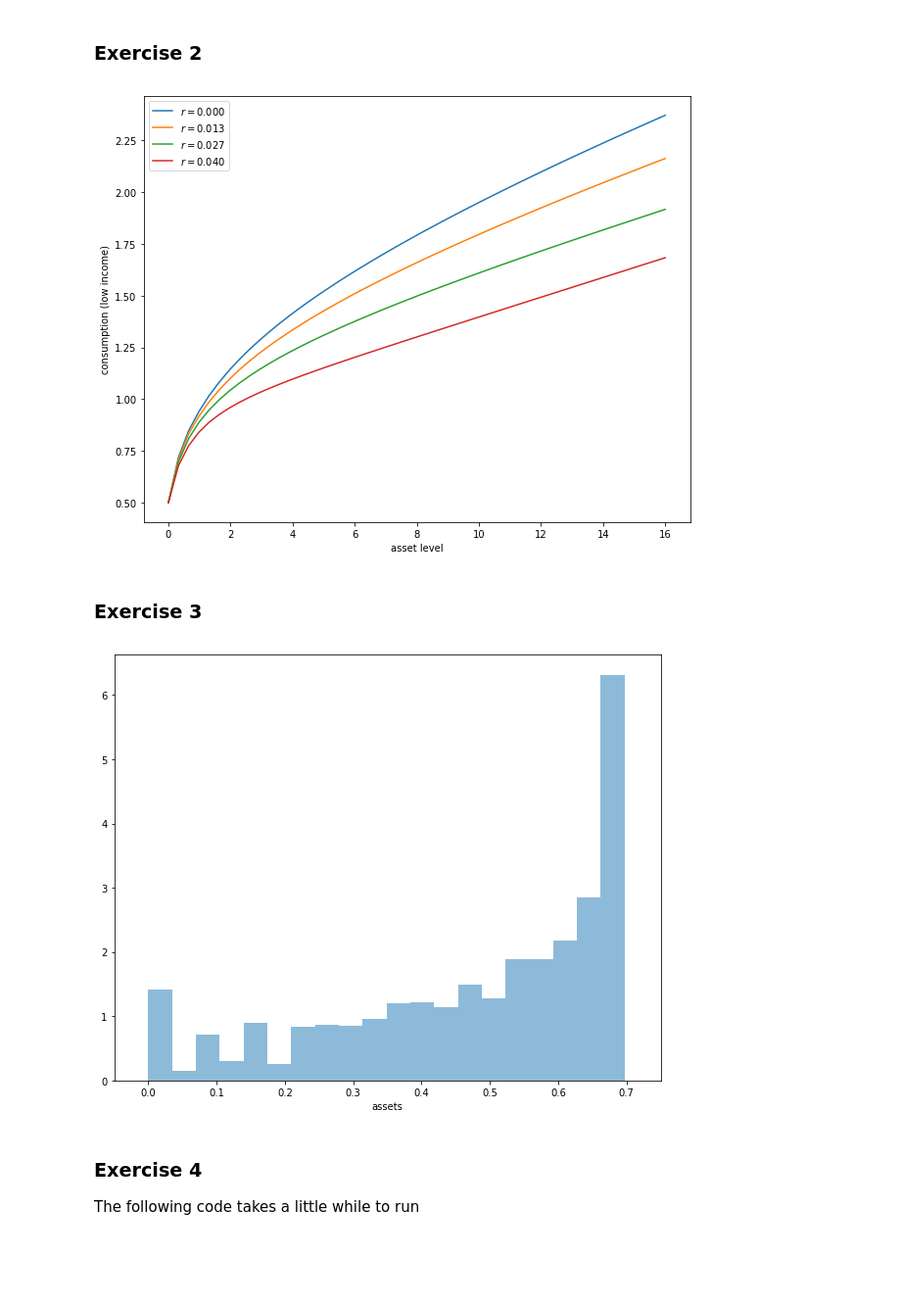
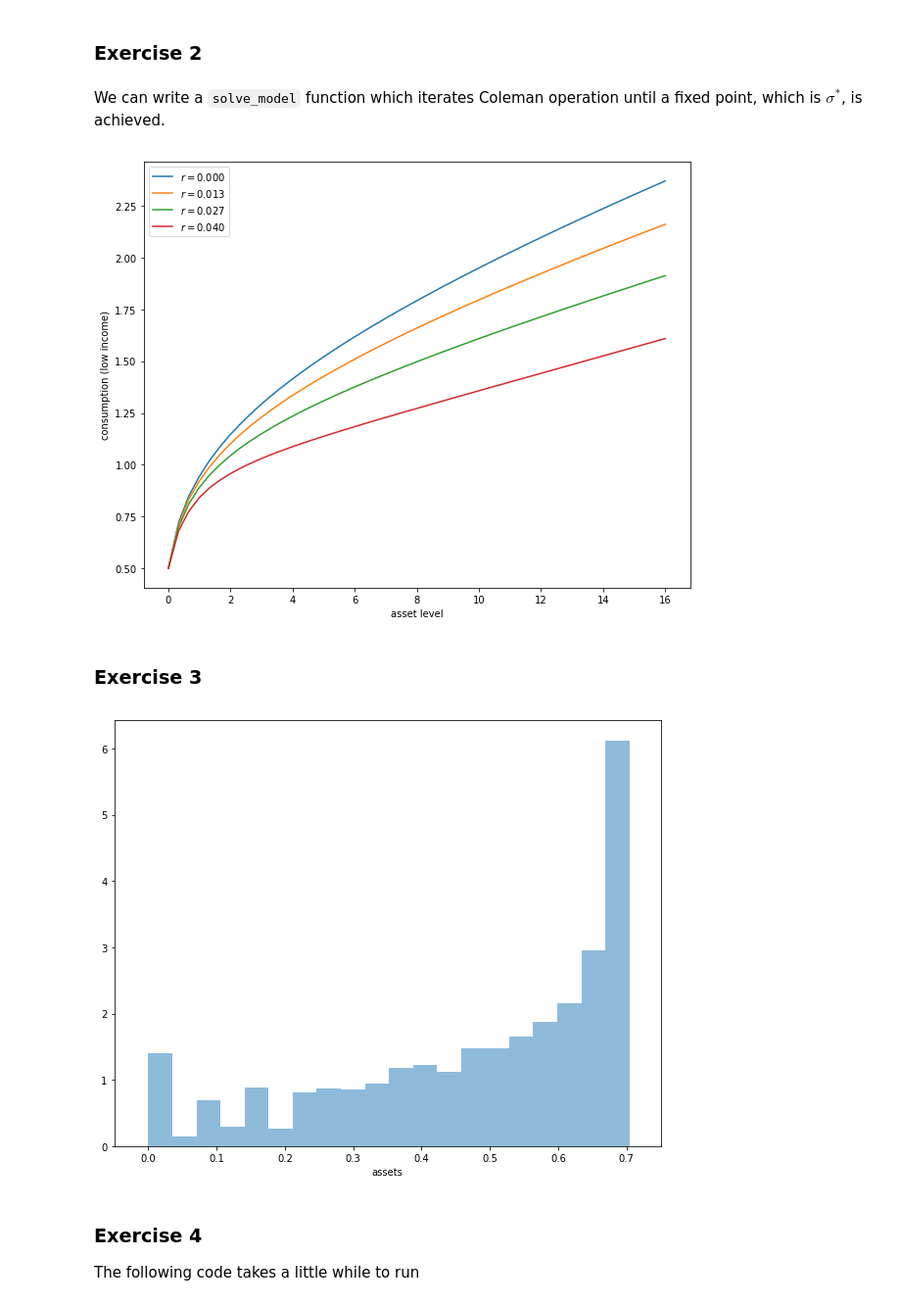
Before and after one commit to jstac/jitting_py_lectures, a Jupyter notebook: ifp.ipynb, the cells around one changed output. Shown: that part at 98% size. Drawn from its saved outputs; the diff is of its cells as text; code cells hidden in the pictures; blank space fills up the shorter version.

Commit message:
Add `solve_model`.

```diff
--- a/ifp.ipynb
+++ b/ifp.ipynb
@@ -639,7 +639,7 @@ m = ConsumerProblem(r=0.03, grid_max=4)
 T, K, get_greedy = operator_factory(m)
 
 Z = lambda σ: K(σ)
-σ = qe.compute_fixed_point(Z, m.σ_guess_coleman, verbose=False)
+σ = compute_fixed_point(Z, m.σ_guess_coleman, verbose=False)
 a = m.asset_grid
 R, z_vals = m.R, m.z_vals
 
@@ -753,15 +753,39 @@ Starting policy function iteration
 [figure]
 # %% [markdown]
 ### Exercise 2
+# %% [markdown]
+We can write a `solve_model` function which iterates Coleman operation until a fixed point, which is $ σ^* $, is achieved.
+# %%
+def solve_model(cp,
+                use_parallel=True,
+                tol=1e-4,
+                max_iter=1000):
+
+    _, K, _ = operator_factory(cp, parallel_flag=use_parallel)
+
+    σ = cp.σ_guess_coleman
+    i = 0
+    error = tol + 1
+
+    while i < max_iter and error > tol:
+        σ_new = K(σ)
+        error = np.max(np.abs(σ - σ_new))
+        i += 1
+        σ = σ_new
+
+    if i == max_iter:
+        print("Failed to converge!")
+
+    cp.σ_guess_coleman = σ_new  # Update guess for the policy function
+
+    return σ_new
 # %%
 r_vals = np.linspace(0, 0.04, 4)
 
 fig, ax = plt.subplots(figsize=(10, 8))
 for r_val in r_vals:
     cp = ConsumerProblem(r=r_val)
-    T, K, get_greedy = operator_factory(cp)
-    Z = lambda σ: K(σ)
-    σ = qe.compute_fixed_point(Z, cp.σ_guess_coleman, verbose=False)
+    σ = solve_model(cp)
     ax.plot(cp.asset_grid, σ[:, 0], label=f'$r = {r_val:.3f}$')
 
 ax.set_xlabel('asset level')
@@ -769,40 +793,39 @@ ax.set_ylabel('consumption (low income)')
 ax.legend(loc='upper left')
 plt.show()
 # %% [output]
-[figure, old version]
+[figure, new version]
 # %% [markdown]
 ### Exercise 3
 # %%
 from quantecon import MarkovChain
 
 def compute_asset_series(cp, T=500000, verbose=False):
     """
     Simulates a time series of length T for assets, given optimal savings
     behavior. Parameter cp is an instance of ConsumerProblem
     """
 
-    Π, z_vals, R, σ_guess = cp.Π, cp.z_vals, cp.R, cp.σ_guess_coleman  # Simplify names
+    Π, z_vals, R = cp.Π, cp.z_vals, cp.R  # Simplify names
     mc = MarkovChain(Π)
-    Z = lambda σ: K(σ)
-    σ = qe.compute_fixed_point(Z, σ_guess, verbose=verbose)
+    σ = solve_model(cp)
     cf = lambda a, i_z: interp(cp.asset_grid, σ[:, i_z], a)
     a = np.zeros(T+1)
     z_seq = mc.simulate(T)
     for t in range(T):
         i_z = z_seq[t]
         a[t+1] = R * a[t] + z_vals[i_z] - cf(a[t], i_z)
     return a
 
 cp = ConsumerProblem(r=0.03, grid_max=4)
 T, K, get_greedy = operator_factory(cp)
 a = compute_asset_series(cp)
 fig, ax = plt.subplots(figsize=(10, 8))
 ax.hist(a, bins=20, alpha=0.5, density=True)
 ax.set_xlabel('assets')
 ax.set_xlim(-0.05, 0.75)
 plt.show()
 # %% [output]
-[figure, old version]
+[figure, new version]
 # %% [markdown]
 ### Exercise 4
 
```
Also changed, not shown: parts of 4 cells of this notebook.
